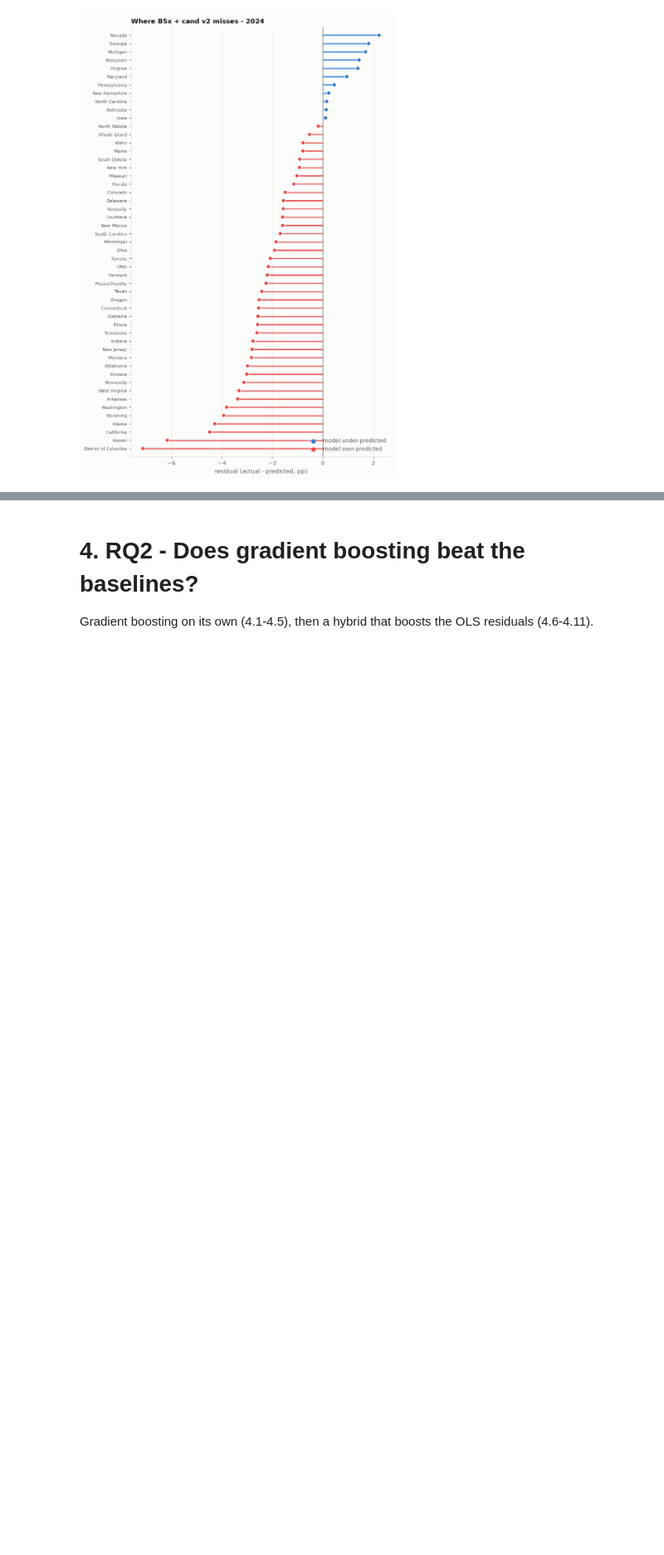
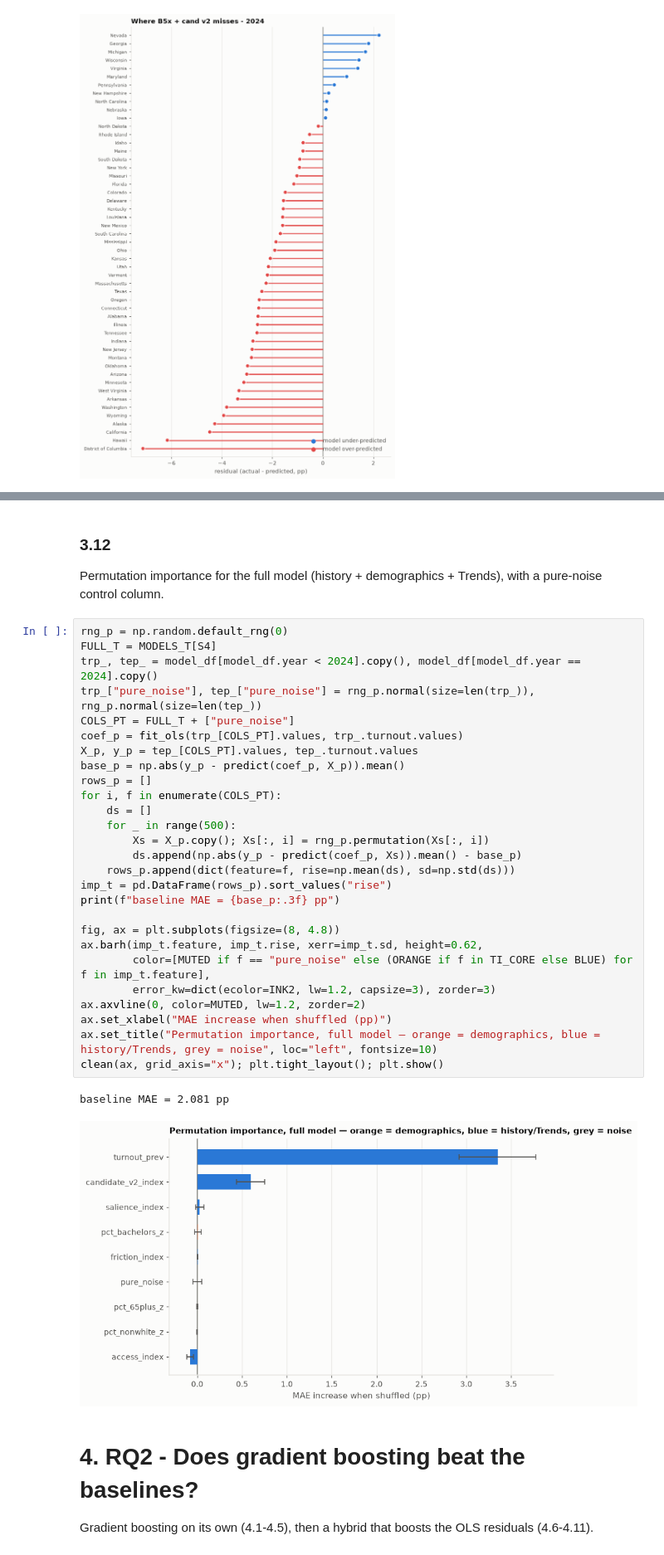
Before and after one commit to nico1831/US--Elections, a Jupyter notebook: US Elections Analysis.ipynb, the cells around one changed output, grey strips where cells are left out. Shown at 83% size. Saved outputs shown, nothing was run; the diff lists cells and outputs as text; blank space fills up the shorter version.

```diff
--- a/US Elections Analysis.ipynb
+++ b/US Elections Analysis.ipynb
@@ -986,3 +1616,36 @@ plt.tight_layout(); plt.show()
+# %% [markdown]
+### 3.12
+Permutation importance for the full model (history + demographics + Trends), with a pure-noise control column.
+# %%
+rng_p = np.random.default_rng(0)
+FULL_T = MODELS_T[S4]
+trp_, tep_ = model_df[model_df.year < 2024].copy(), model_df[model_df.year == 2024].copy()
+trp_["pure_noise"], tep_["pure_noise"] = rng_p.normal(size=len(trp_)), rng_p.normal(size=len(tep_))
+COLS_PT = FULL_T + ["pure_noise"]
+coef_p = fit_ols(trp_[COLS_PT].values, trp_.turnout.values)
+X_p, y_p = tep_[COLS_PT].values, tep_.turnout.values
+base_p = np.abs(y_p - predict(coef_p, X_p)).mean()
+rows_p = []
+for i, f in enumerate(COLS_PT):
+    ds = []
+    for _ in range(500):
+        Xs = X_p.copy(); Xs[:, i] = rng_p.permutation(Xs[:, i])
+        ds.append(np.abs(y_p - predict(coef_p, Xs)).mean() - base_p)
+    rows_p.append(dict(feature=f, rise=np.mean(ds), sd=np.std(ds)))
+imp_t = pd.DataFrame(rows_p).sort_values("rise")
+print(f"baseline MAE = {base_p:.3f} pp")
+
+fig, ax = plt.subplots(figsize=(8, 4.8))
+ax.barh(imp_t.feature, imp_t.rise, xerr=imp_t.sd, height=0.62,
+        color=[MUTED if f == "pure_noise" else (ORANGE if f in TI_CORE else BLUE) for f in imp_t.feature],
+        error_kw=dict(ecolor=INK2, lw=1.2, capsize=3), zorder=3)
+ax.axvline(0, color=MUTED, lw=1.2, zorder=2)
+ax.set_xlabel("MAE increase when shuffled (pp)")
+ax.set_title("Permutation importance, full model — orange = demographics, blue = history/Trends, grey = noise", loc="left", fontsize=10)
+clean(ax, grid_axis="x"); plt.tight_layout(); plt.show()
+# %% [output]
+baseline MAE = 2.081 pp
+[figure, added]
 # %% [markdown]
 # 4. RQ2 - Does gradient boosting beat the baselines?
 Gradient boosting on its own (4.1-4.5), then a hybrid that boosts the OLS residuals (4.6-4.11).
```
Also changed, not shown: parts of 33 cells of this notebook.
